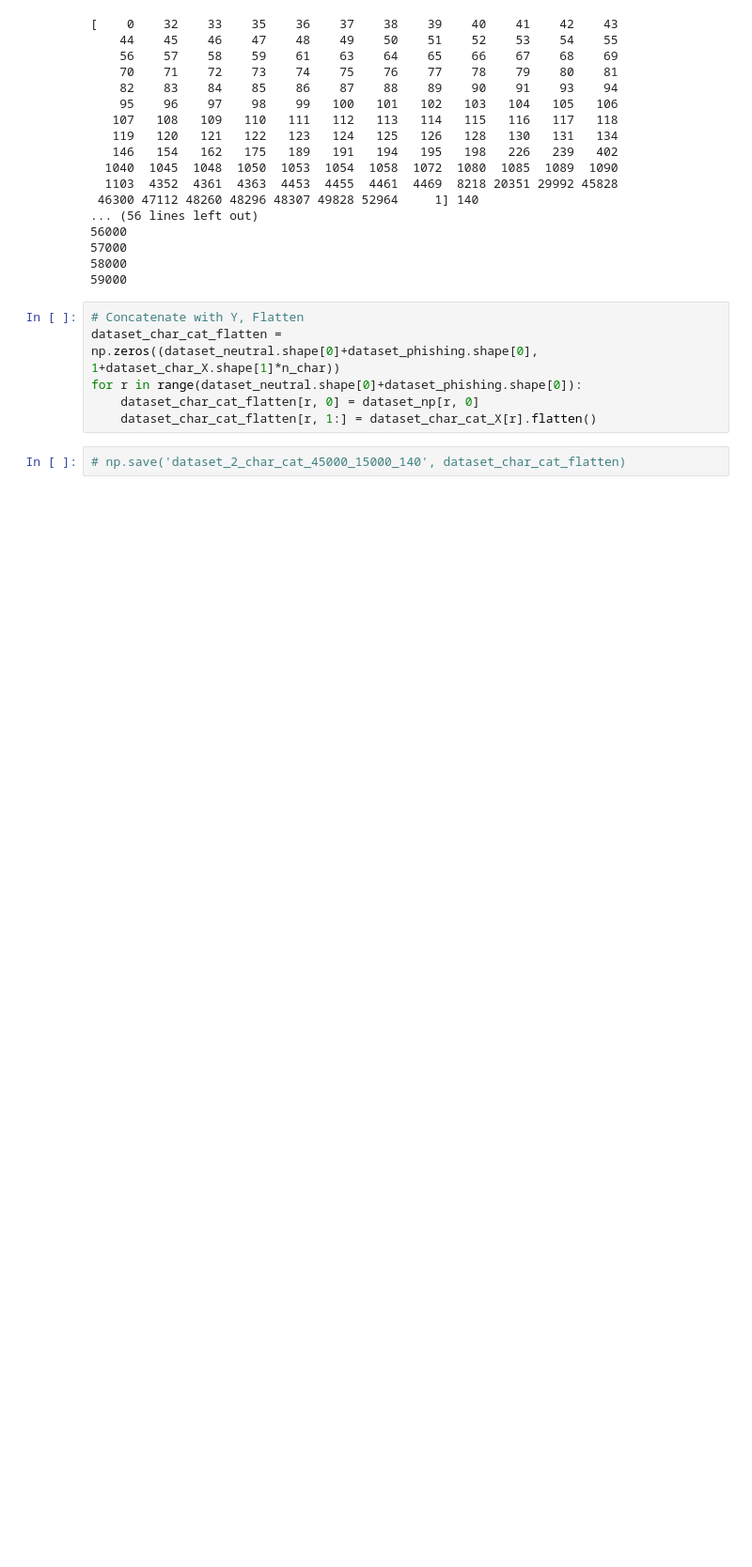
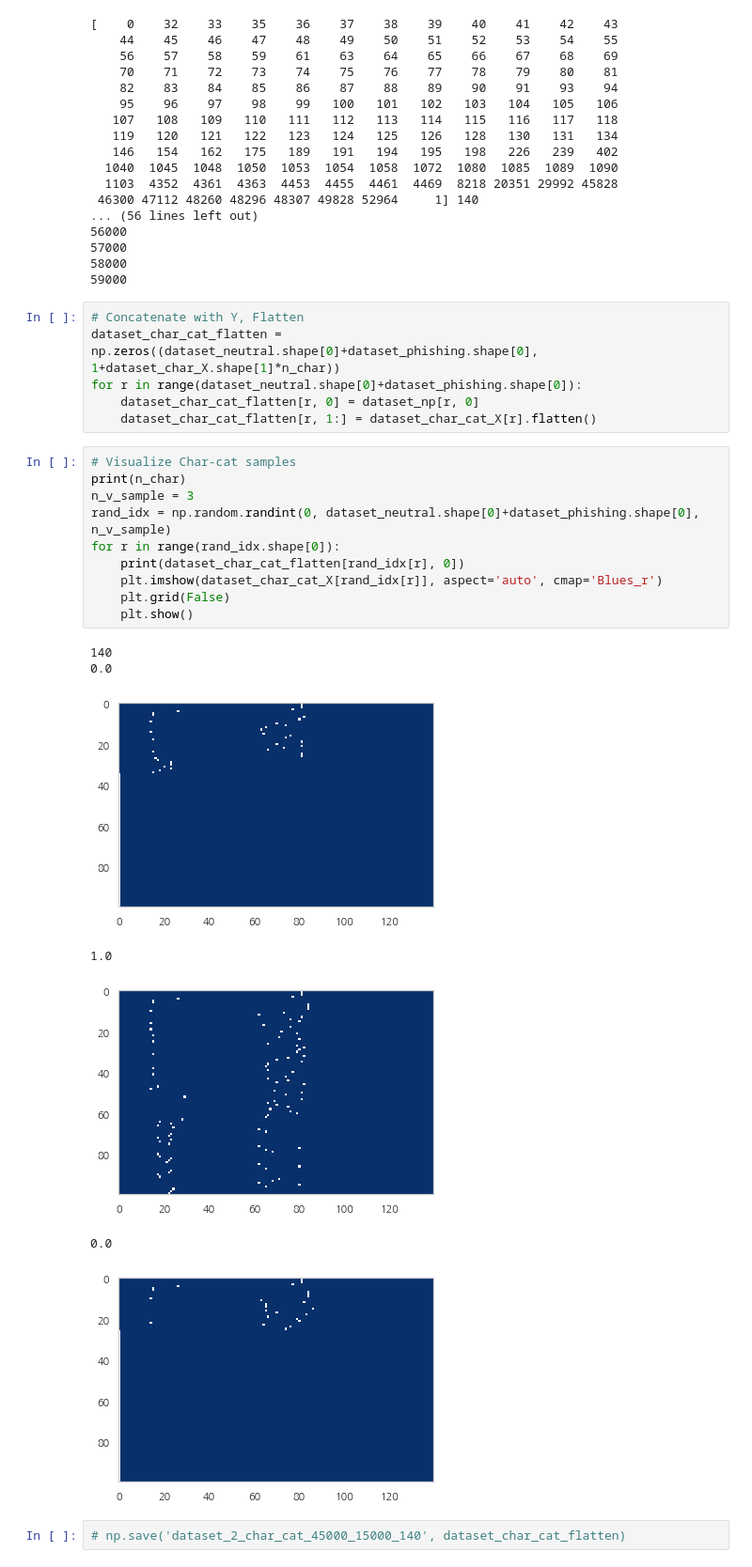
Before and after one commit to cloudfast-bit/phishing-url-classification, a Jupyter notebook: 02-Preprocessing-Feature-Engineering.ipynb, the cells around one changed output. Shown: that part at 94% size. Cells and saved outputs as stored; diff of their text form; blank space fills up the shorter version.

```diff
--- a/02-Preprocessing-Feature-Engineering.ipynb
+++ b/02-Preprocessing-Feature-Engineering.ipynb
@@ -185,5 +181,23 @@ dataset_char_cat_flatten = np.zeros((dataset_neutral.shape[0]+dataset_phishing.s
 for r in range(dataset_neutral.shape[0]+dataset_phishing.shape[0]):
     dataset_char_cat_flatten[r, 0] = dataset_np[r, 0]
     dataset_char_cat_flatten[r, 1:] = dataset_char_cat_X[r].flatten()
+# %%
+# Visualize Char-cat samples
+print(n_char)
+n_v_sample = 3
+rand_idx = np.random.randint(0, dataset_neutral.shape[0]+dataset_phishing.shape[0], n_v_sample)
+for r in range(rand_idx.shape[0]):
+    print(dataset_char_cat_flatten[rand_idx[r], 0])
+    plt.imshow(dataset_char_cat_X[rand_idx[r]], aspect='auto', cmap='Blues_r')
+    plt.grid(False)
+    plt.show()
+# %% [output]
+140
+0.0
+[figure, added]
+1.0
+[figure, added]
+0.0
+[figure, added]
 # %%
 # np.save('dataset_2_char_cat_45000_15000_140', dataset_char_cat_flatten)
```
Also changed, not shown: parts of 1 cell of this notebook.
